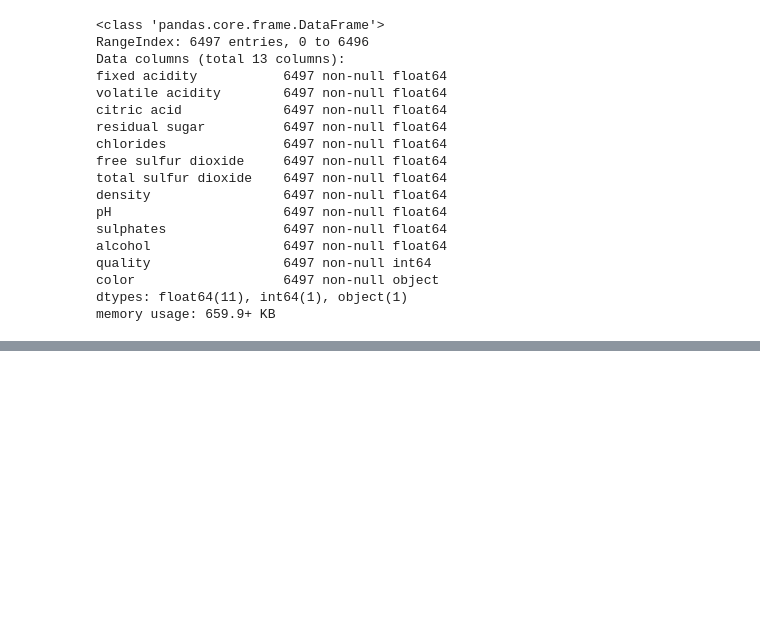
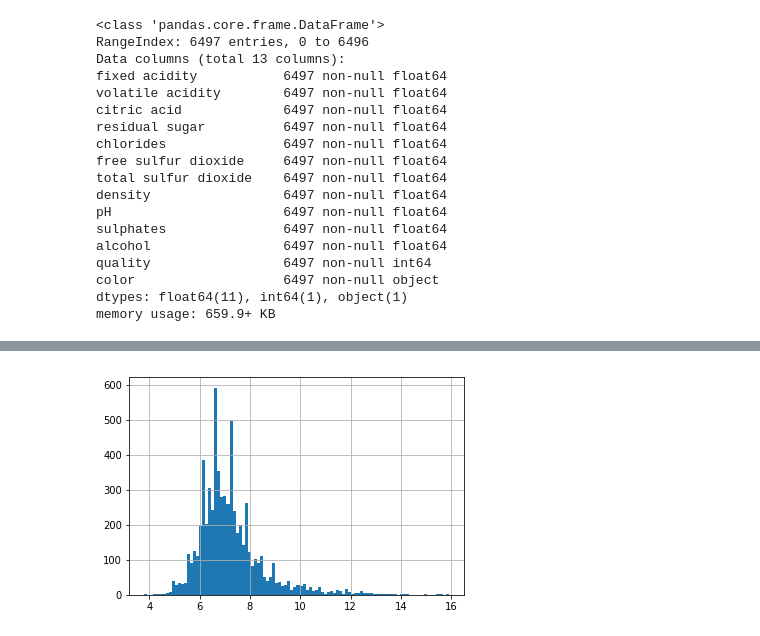
Before and after one commit to AprilYoungs/python-tools, a Jupyter notebook: wine_analize/case_one_wine_analize.ipynb, the cells around one changed output, grey strips where cells are left out. Saved outputs shown, nothing was run; the diff lists cells and outputs as text; code cells hidden in the pictures; blank space fills up the shorter version.

```diff
--- a/wine_analize/case_one_wine_analize.ipynb
+++ b/wine_analize/case_one_wine_analize.ipynb
@@ -266,0 +358,4 @@ memory usage: 659.9+ KB
+# %%
+df['fixed_acidity'].hist(bins=100);
+# %% [output]
+[figure, added]
```
Also changed, not shown: parts of 66 cells of this notebook, 1 other file.
